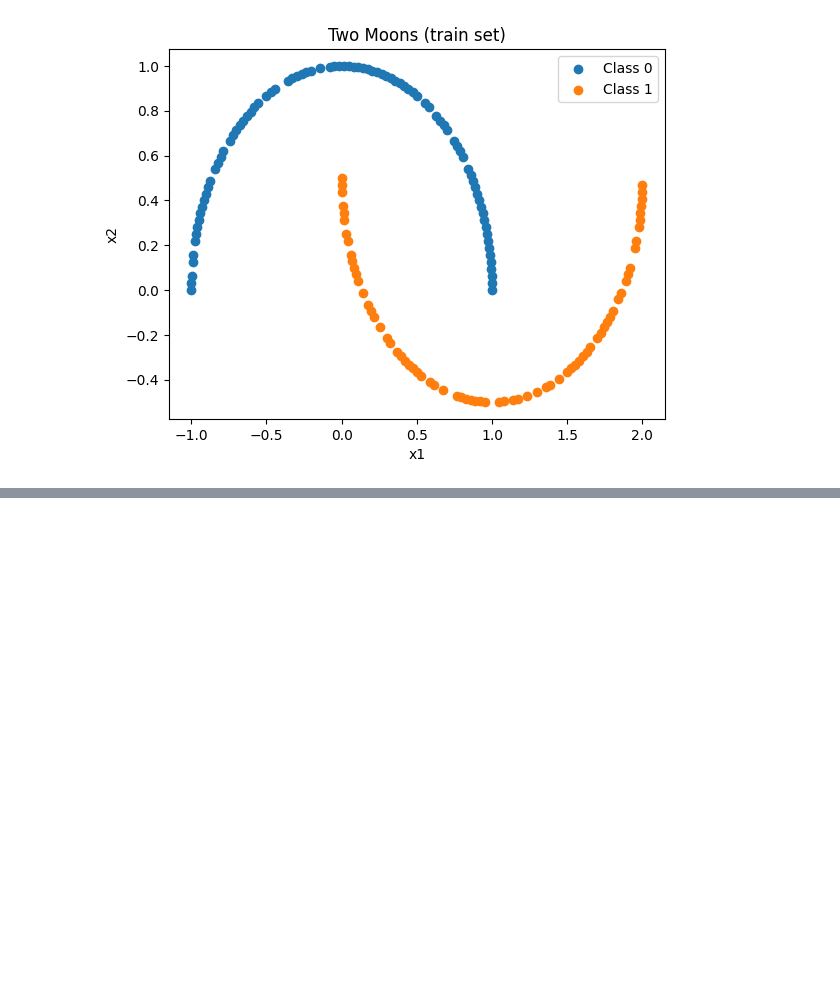
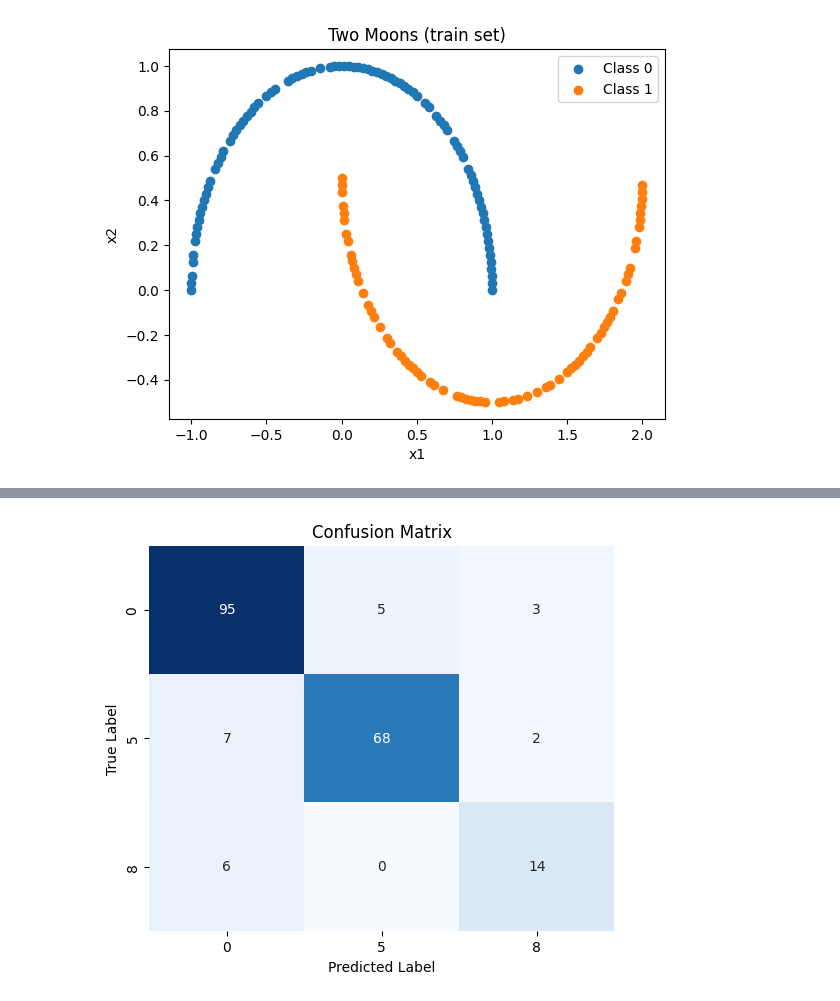
Before and after one commit to x35yao/ml-from-scratch, a Jupyter notebook: examples/random_forest_classifier_demo.ipynb, the cells around one changed output, grey strips where cells are left out. Cells and saved outputs as stored; diff of their text form; code cells hidden in the pictures; blank space fills up the shorter version.

```diff
--- a/examples/random_forest_classifier_demo.ipynb
+++ b/examples/random_forest_classifier_demo.ipynb
@@ -84,0 +101,26 @@ array([[ 0.38997683,  0.11070739],
+# %%
+n_estimators = 5
+X_train, y_train, X_test, y_test = train_test_split(X, y)
+
+model = RandomForestClassifier(n_estimators)
+model.fit(X_train, y_train)
+p = model.predict_proba(X_test)
+y_test_hat = model.predict(X_test)
+# %%
+from sklearn.metrics import confusion_matrix, classification_report
+import seaborn as sns
+
+
+cm = confusion_matrix(y_test, y_test_hat)
+# Plot heatmap
+plt.figure(figsize=(6, 5))
+sns.heatmap(cm, annot=True, fmt="d", cmap="Blues", cbar=False,
+            xticklabels=np.unique(y_test),
+            yticklabels=np.unique(y_test))
+
+plt.xlabel("Predicted Label")
+plt.ylabel("True Label")
+plt.title("Confusion Matrix")
+plt.show()
+# %% [output]
+[figure, added]
```
Also changed, not shown: parts of 7 cells of this notebook.
